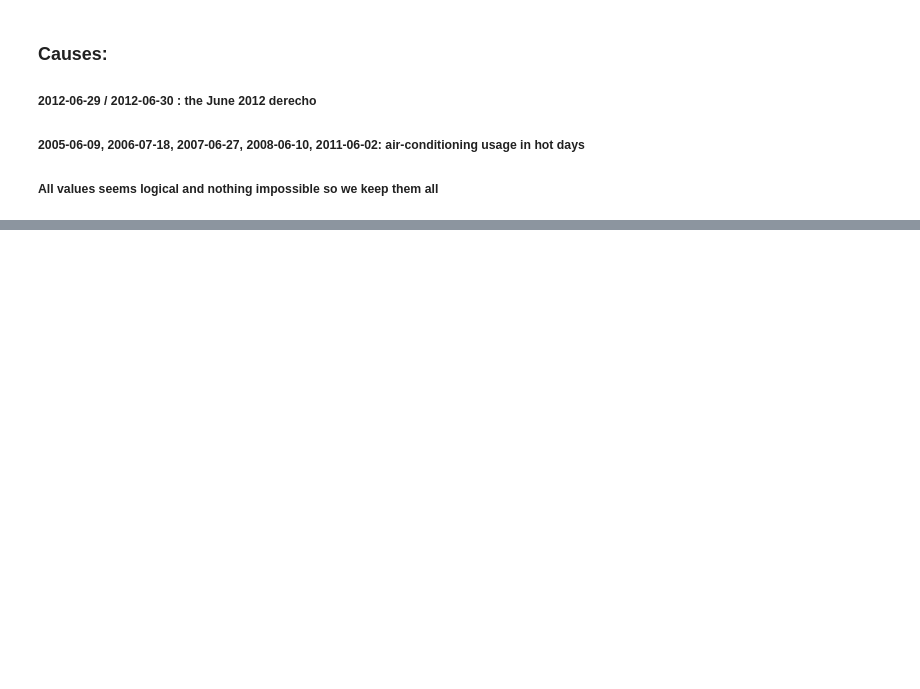
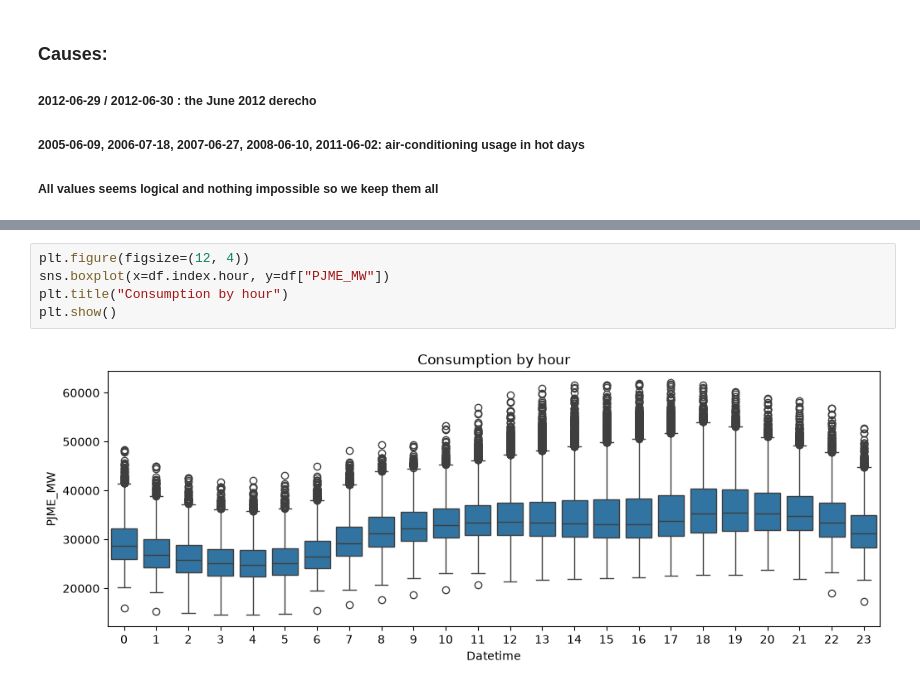
Before and after one commit to youssef-boudouar/GridHorizon, a Jupyter notebook: notebooks/gridHorizon.ipynb, the cells around one changed output, grey strips where cells are left out. Drawn from its saved outputs; the diff is of its cells as text; blank space fills up the shorter version.

```diff
--- a/notebooks/gridHorizon.ipynb
+++ b/notebooks/gridHorizon.ipynb
@@ -228,0 +244,7 @@ Name: PJME_MW, dtype: float64
+# %%
+plt.figure(figsize=(12, 4))
+sns.boxplot(x=df.index.hour, y=df["PJME_MW"])
+plt.title("Consumption by hour")
+plt.show()
+# %% [output]
+[figure, added]
```
Also changed, not shown: parts of 4 cells of this notebook.
